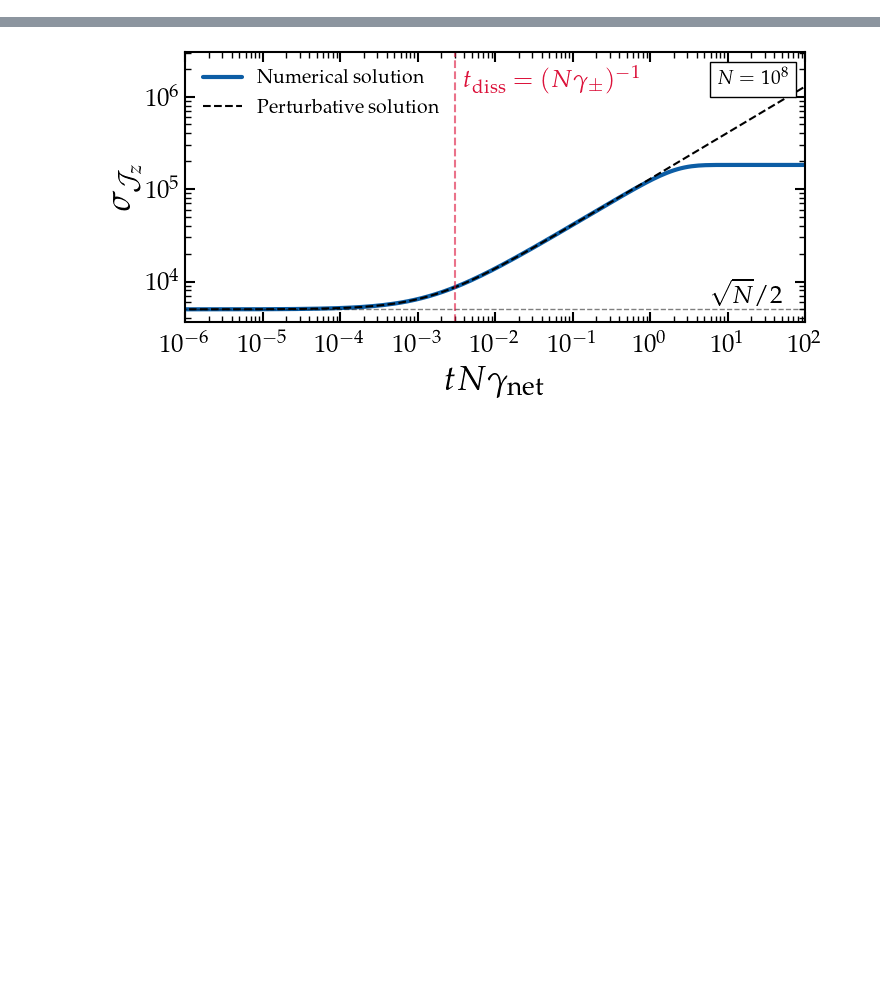
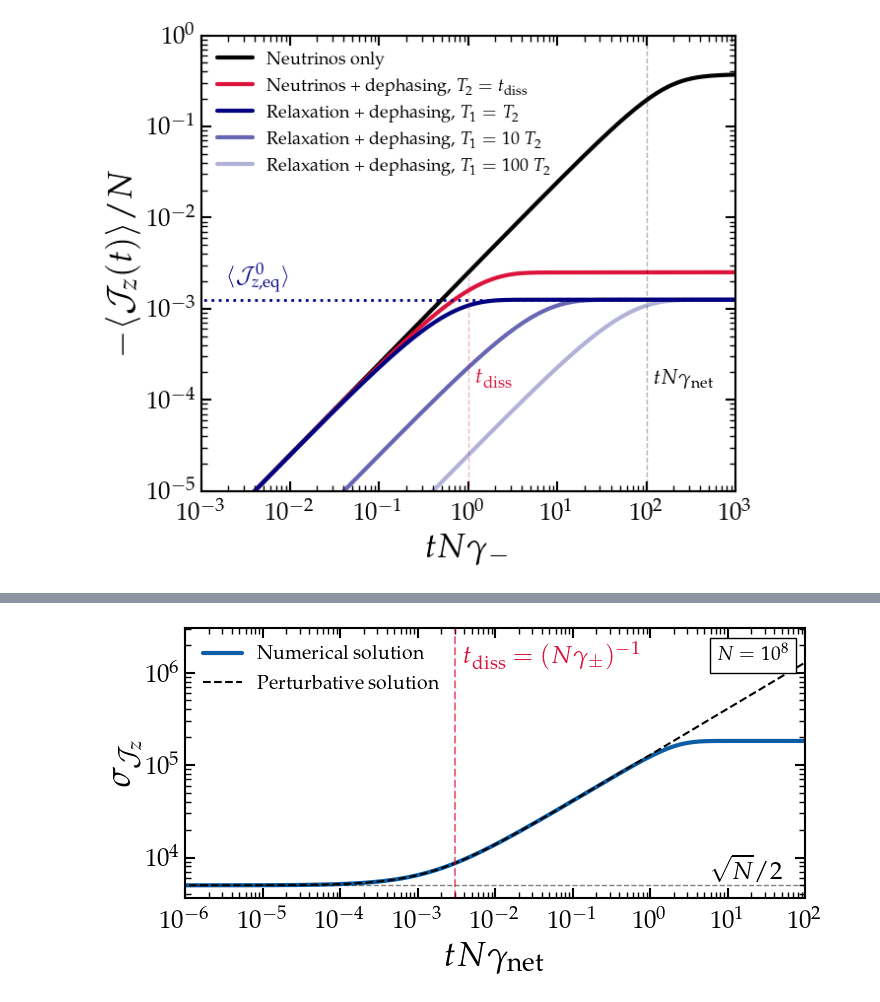
Before and after one commit to gpierobon/pyOpenNu, a Jupyter notebook: notebooks/Solutions.ipynb, the cells around one changed output, grey strips where cells are left out. Drawn from its saved outputs; the diff is of its cells as text; code cells hidden in the pictures; blank space fills up the shorter version.

```diff
--- a/notebooks/Solutions.ipynb
+++ b/notebooks/Solutions.ipynb
@@ -159,0 +208,48 @@ fig.savefig(main_dir+'plots/jz_final.pdf', bbox_inches='tight')
+# %%
+fig, ax = plt.subplots(figsize=(7,6))
+
+gpr = 0.99
+T12 = 10
+gpr_loc = 0.995
+
+tnorm = 1#1/(1-gpr)
+
+cc = 'navy'
+
+N = 1e3
+t, jz, _ = on.solve(N, gp_ratio=gpr, gd_ratio=0, ti=1e-10, ntimes=500)
+plt.loglog(t/tnorm, -(jz-jz[0])/N, c='k', label=r'Neutrinos only')
+
+t, jz, _ = on.solve(N, gp_ratio=gpr, gd_ratio=N, ti=1e-20, ntimes=500)
+plt.loglog(t/tnorm, -(jz-jz[0])/N,  label=r'Neutrinos + dephasing, $T_2=t_{\rm diss}$', c='crimson')
+
+
+t, jz, _ = on.solve(N, gp_ratio=gpr, gd_ratio=N, gml_ratio=N, gpl_ratio=gpr_loc*N, ti=1e-10, ntimes=500, nu_off=True)
+plt.loglog(t/tnorm, -(jz-jz[0])/N, c=cc, label=r'Relaxation + dephasing, $T_1=T_2$')
+
+t, jz, _ = on.solve(N, gp_ratio=gpr, gd_ratio=N, gml_ratio=1/T12*N, gpl_ratio=1/T12*gpr_loc*N, ti=1e-10, ntimes=500, nu_off=True)
+plt.loglog(t/tnorm, -(jz-jz[0])/N, c=cc, alpha=0.6, label=r'Relaxation + dephasing, $T_1=10~T_2$')
+
+t, jz, _ = on.solve(N, gp_ratio=gpr, gd_ratio=N, gml_ratio=1/T12/10*N, gpl_ratio=1/T12/10*gpr_loc*N, ti=1e-10, ntimes=500, nu_off=True)
+plt.loglog(t/tnorm, -(jz-jz[0])/N, c=cc, alpha=0.3, label=r'Relaxation + dephasing, $T_1=100~T_2$')
+
+plt.loglog(t, t/t*(1-gpr_loc)/(1+gpr_loc)/2, c=cc, lw=2, ls='dotted')
+ax.text(2e-3, 2e-3, r'$\langle {\cal J}^0_{z, {\rm eq}}\rangle$',c=cc, fontsize=16)
+
+ax.axvline(1, ymin=0, ymax=0.47, c='crimson', ls='--', lw=1, alpha=0.3)
+ax.text(1.2, 1.5e-4, r'$t_{\rm diss}$',c='crimson', fontsize=16)
+
+ax.axvline(1/(1-gpr), ymin=0, ymax=1, c='k', ls='--', lw=1, alpha=0.3)
+ax.text(120, 1.5e-4, r'$tN\gamma_{\rm net}$', c='k', fontsize=15)
+
+
+
+ax.set_xlim(1e-3, 1e3)
+ax.set_ylim(1e-5,1)
+ax.set_xlabel(r'$~tN\gamma_{-}$', fontsize=25)
+ax.set_ylabel(r'$-{\langle {\cal J}_z(t)\rangle}/N$', fontsize=25)
+plt.legend(fontsize=13)
+plt.show()
+#fig.savefig(main_dir+'plots/jz_2.pdf', bbox_inches='tight')
+# %% [output]
+[figure, added]
```
Also changed, not shown: parts of 5 cells of this notebook, 2 other files.
